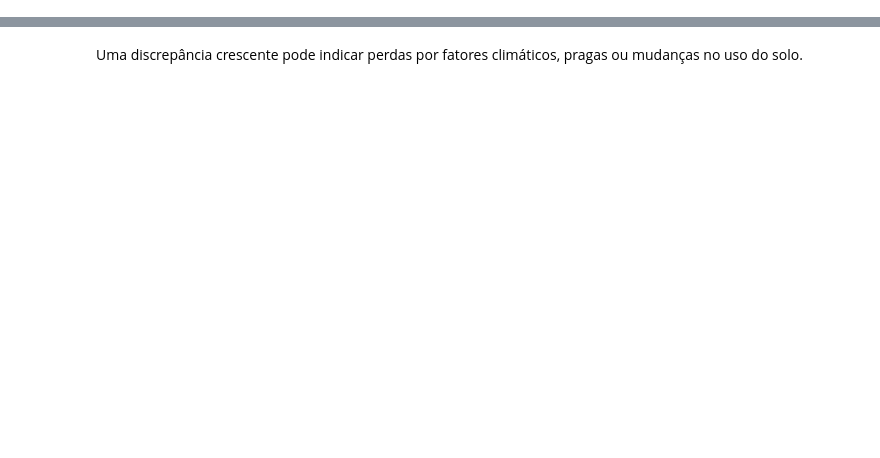
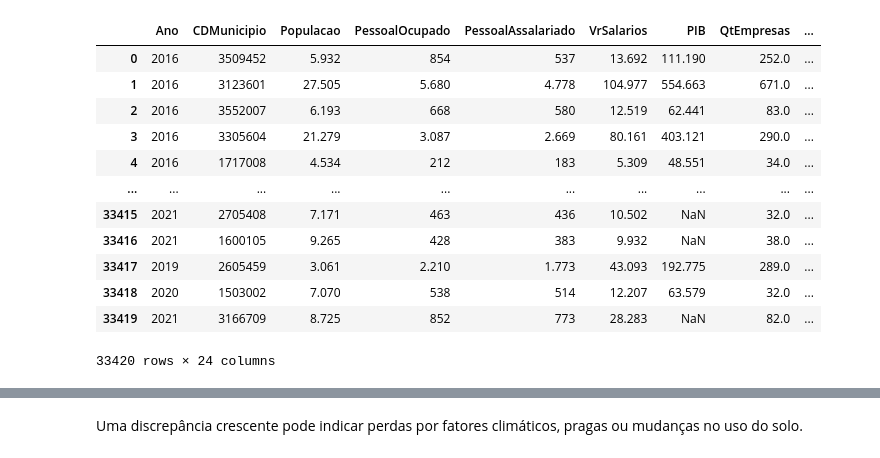
Before and after one commit to anaC-Fernandes/ProjetoDados, a Jupyter notebook: Notebooks/Dataset_Agro.ipynb, the cells around one changed output, grey strips where cells are left out. Saved outputs shown, nothing was run; the diff lists cells and outputs as text; code cells hidden in the pictures; blank space fills up the shorter version.

Commit message:
Adiciona todos os Datasets executados

```diff
--- a/Notebooks/Dataset_Agro.ipynb
+++ b/Notebooks/Dataset_Agro.ipynb
@@ -11,8 +29,22 @@ import numpy as np
 import matplotlib.pyplot as plt
 import seaborn as sns
 # %%
-df = pd.read_csv('https://raw.githubusercontent.com/anaC-Fernandes/ProjetoDados/refs/heads/main/BrStats.csv', sep = ";", low_memory=False)
+df = pd.read_csv('../Datasets/BrStats.csv', sep = ";", low_memory=False)
 df
+# %% [output]
+|  | Ano | CDMunicipio | Populacao | PessoalOcupado | PessoalAssalariado | VrSalarios | PIB | QtEmpresas | ... |
+| 0 | 2016 | 3509452 | 5.932 | 854 | 537 | 13.692 | 111.190 | 252.0 | ... |
+| 1 | 2016 | 3123601 | 27.505 | 5.680 | 4.778 | 104.977 | 554.663 | 671.0 | ... |
+| 2 | 2016 | 3552007 | 6.193 | 668 | 580 | 12.519 | 62.441 | 83.0 | ... |
+| 3 | 2016 | 3305604 | 21.279 | 3.087 | 2.669 | 80.161 | 403.121 | 290.0 | ... |
+| 4 | 2016 | 1717008 | 4.534 | 212 | 183 | 5.309 | 48.551 | 34.0 | ... |
+| ... | ... | ... | ... | ... | ... | ... | ... | ... | ... |
+| 33415 | 2021 | 2705408 | 7.171 | 463 | 436 | 10.502 | NaN | 32.0 | ... |
+| 33416 | 2021 | 1600105 | 9.265 | 428 | 383 | 9.932 | NaN | 38.0 | ... |
+| 33417 | 2019 | 2605459 | 3.061 | 2.210 | 1.773 | 43.093 | 192.775 | 289.0 | ... |
+| 33418 | 2020 | 1503002 | 7.070 | 538 | 514 | 12.207 | 63.579 | 32.0 | ... |
+| 33419 | 2021 | 3166709 | 8.725 | 852 | 773 | 28.283 | NaN | 82.0 | ... |
+33420 rows × 24 columns
 # %%
 for coluna in df.columns:
     df[coluna] = df[coluna].astype(str)  # Garante que é string
```
Also changed, not shown: parts of 7 cells of this notebook.
